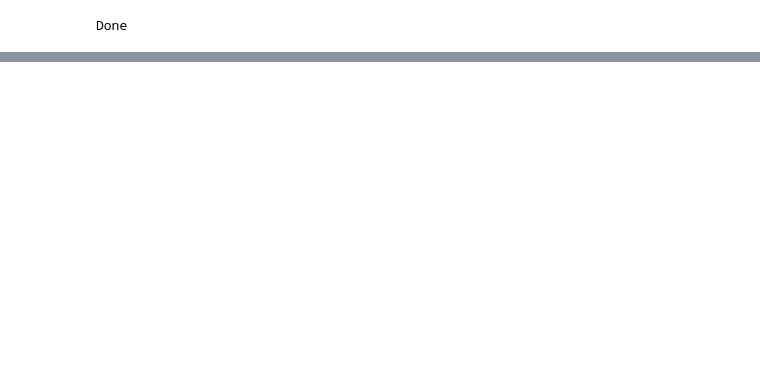
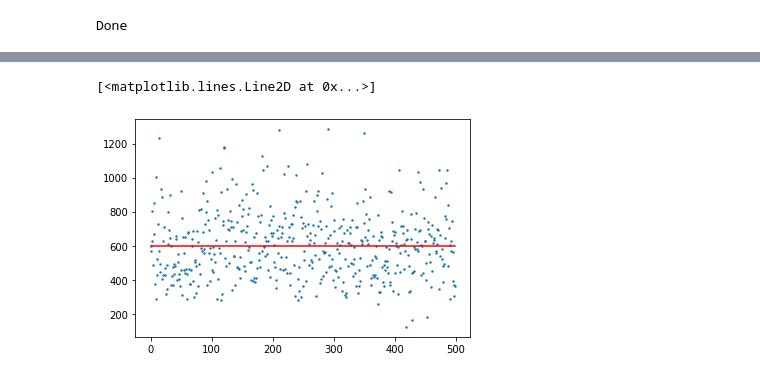
Before and after one commit to louismeeckers/blockchain-analysis, a Jupyter notebook: analysis2.ipynb, the cells around one changed output, grey strips where cells are left out. Cells and saved outputs as stored; diff of their text form; code cells hidden in the pictures; blank space fills up the shorter version.

```diff
--- a/analysis2.ipynb
+++ b/analysis2.ipynb
@@ -107,0 +133,9 @@ Index(['hash', 'ver', 'time', 'bits', 'fee', 'nonce', 'n_tx', 'difficulty',
+# %%
+bins = len(block_data)//10
+grouped = block_data["time_diff"].groupby(np.arange(len(block_data))//10).mean()
+plt.scatter(grouped.index, grouped, s=2)
+plt.plot(grouped.index, [10*60 for _ in grouped.index], c='r')
+#plt.yscale("log")
+# %% [output]
+[<matplotlib.lines.Line2D at 0x...>]
+[figure, added]
```
Also changed, not shown: parts of 17 cells of this notebook, 6 other files.
